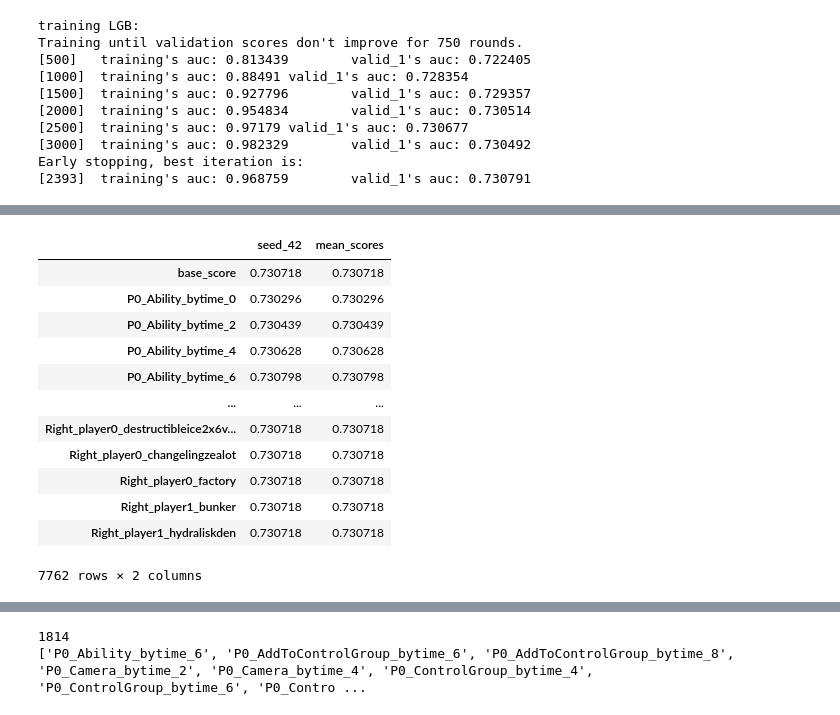
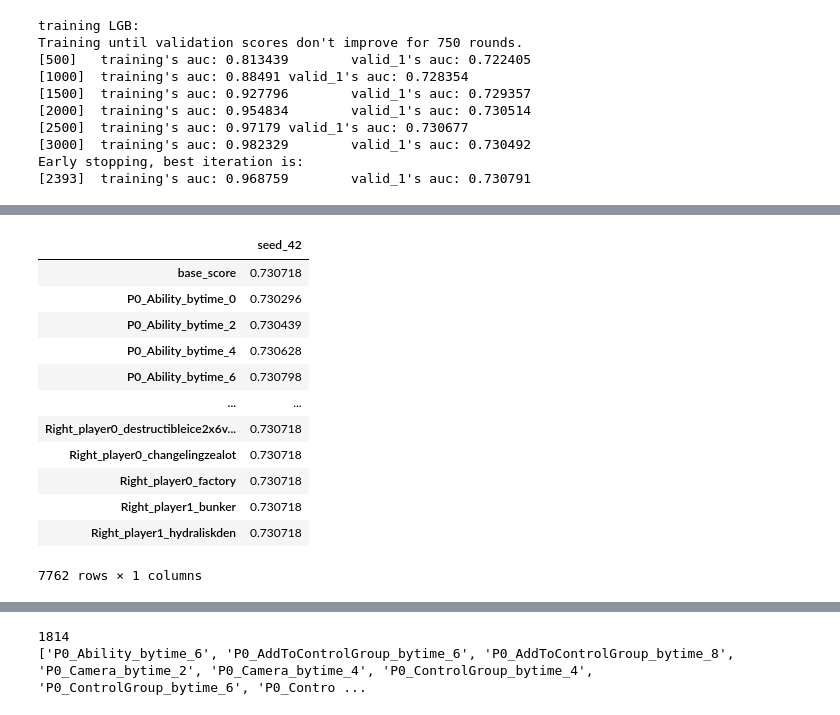
Before and after one commit to MoonJaeHoon/Dacon_Behavioral_Data_Analysis, a Jupyter notebook: 5_1번_모델링38_RF_PermutationImportance_LGBM.ipynb, the cells around one changed output, grey strips where cells are left out. Cells and saved outputs as stored; diff of their text form; code cells hidden in the pictures.

```diff
--- a/5_1번_모델링38_RF_PermutationImportance_LGBM.ipynb
+++ b/5_1번_모델링38_RF_PermutationImportance_LGBM.ipynb
@@ -332,22 +332,21 @@ def permutation_importance(model, X_val, y_val, metric, threshold=0.001,
 bad_features_list = []
 mydata  = pd.DataFrame()
 seed_list = [42] # ,42,120,200,350,565,777,853,952,1000
-for seed in seed_list:
-    np.random.seed(seed=seed)
-    results, bad_features = permutation_importance(model=model,
-                                                X_val=val_X,
-                                                y_val=val_y,
-                                                metric=metric,
-                                                minimize=False,
-                                                threshold=0.00001,
-                                                verbose=False)
-    mydata1 = pd.DataFrame(list(results.values()), index=list(results.keys()),columns=['seed_'+str(seed)])
-    mydata = pd.concat([mydata,mydata1],axis=1)
-    bad_features_list.append(bad_features)
-    del mydata1
-    del bad_features
+np.random.seed(seed=seed)
+results, bad_features = permutation_importance(model=model,
+                                            X_val=val_X,
+                                            y_val=val_y,
+                                            metric=metric,
+                                            minimize=False,
+                                            threshold=0.00001,
+                                            verbose=False)
+mydata1 = pd.DataFrame(list(results.values()), index=list(results.keys()),columns=['seed_'+str(seed)])
+mydata = pd.concat([mydata,mydata1],axis=1)
+bad_features_list.append(bad_features)
+del mydata1
+del bad_features
 mydata['mean_scores'] = mydata.apply(np.mean,axis=1)
-#mydata.to_pickle('permutation_importance_colname구별되게_42.pkl')
+mydata.to_pickle('permutation_importance_colname구별되게_42.pkl')
 mydata = pd.read_pickle('permutation_importance_colname구별되게_42.pkl')
-mydata
+mydata.drop(['mean_scores'],axis=1)
 # %% [output]
@@ -355,16 +353,16 @@ mydata
-|  | seed_42 | mean_scores |
-| base_score | 0.730718 | 0.730718 |
-| P0_Ability_bytime_0 | 0.730296 | 0.730296 |
-| P0_Ability_bytime_2 | 0.730439 | 0.730439 |
-| P0_Ability_bytime_4 | 0.730628 | 0.730628 |
-| P0_Ability_bytime_6 | 0.730798 | 0.730798 |
-| ... | ... | ... |
-| Right_player0_destructibleice2x6v... | 0.730718 | 0.730718 |
-| Right_player0_changelingzealot | 0.730718 | 0.730718 |
-| Right_player0_factory | 0.730718 | 0.730718 |
-| Right_player1_bunker | 0.730718 | 0.730718 |
-| Right_player1_hydraliskden | 0.730718 | 0.730718 |
+|  | seed_42 |
+| base_score | 0.730718 |
+| P0_Ability_bytime_0 | 0.730296 |
+| P0_Ability_bytime_2 | 0.730439 |
+| P0_Ability_bytime_4 | 0.730628 |
+| P0_Ability_bytime_6 | 0.730798 |
+| ... | ... |
+| Right_player0_destructibleice2x6v... | 0.730718 |
+| Right_player0_changelingzealot | 0.730718 |
+| Right_player0_factory | 0.730718 |
+| Right_player1_bunker | 0.730718 |
+| Right_player1_hydraliskden | 0.730718 |
-7762 rows × 2 columns
+7762 rows × 1 columns
 # %%
 bad_features_list = []
 mydata  = pd.DataFrame()
```
Also changed, not shown: parts of 10 cells of this notebook.
